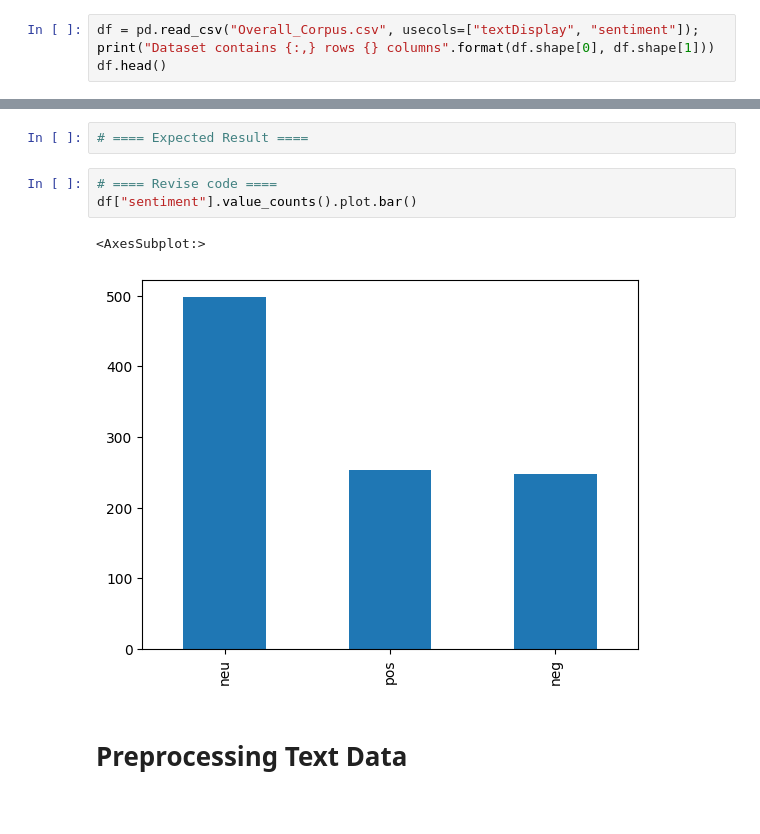
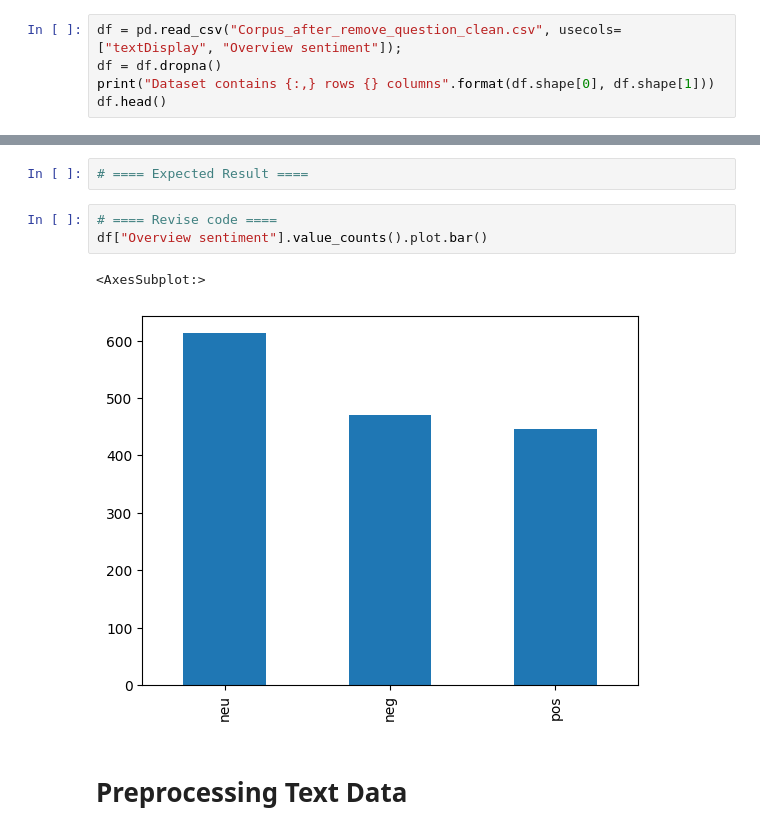
Before and after one commit to Nitthiwat/Senior-Project, a Jupyter notebook: iSAI_NLP_Sentiment_Analysis_Live_20_7.ipynb, the cells around one changed output, grey strips where cells are left out. Saved outputs shown, nothing was run; the diff lists cells and outputs as text.

```diff
--- a/iSAI_NLP_Sentiment_Analysis_Live_20_7.ipynb
+++ b/iSAI_NLP_Sentiment_Analysis_Live_20_7.ipynb
@@ -93,7 +93,8 @@ def showConfisionMatrix(label, predict):
 *   ตรวจสอบขนาดของไฟล์ข้อมูล
 *   ตรวจสอบลักษณะของข้อมูลเบื้องต้น
 # %%
-df = pd.read_csv("Overall_Corpus.csv", usecols=["textDisplay", "sentiment"]);
+df = pd.read_csv("Corpus_after_remove_question_clean.csv", usecols=["textDisplay", "Overview sentiment"]);
+df = df.dropna()
 print("Dataset contains {:,} rows {} columns".format(df.shape[0], df.shape[1]))
 df.head()
 # %% [output]
@@ -129,10 +130,10 @@ Name: sentiment, dtype: int64
 # ==== Expected Result ====
 # %%
 # ==== Revise code ====
-df["sentiment"].value_counts().plot.bar()
+df["Overview sentiment"].value_counts().plot.bar()
 # %% [output]
 <AxesSubplot:>
-[figure, old version]
+[figure, new version]
 # %% [markdown]
 # Preprocessing Text Data
 # %% [markdown]
```
Also changed, not shown: parts of 13 cells of this notebook, 31 other files.
